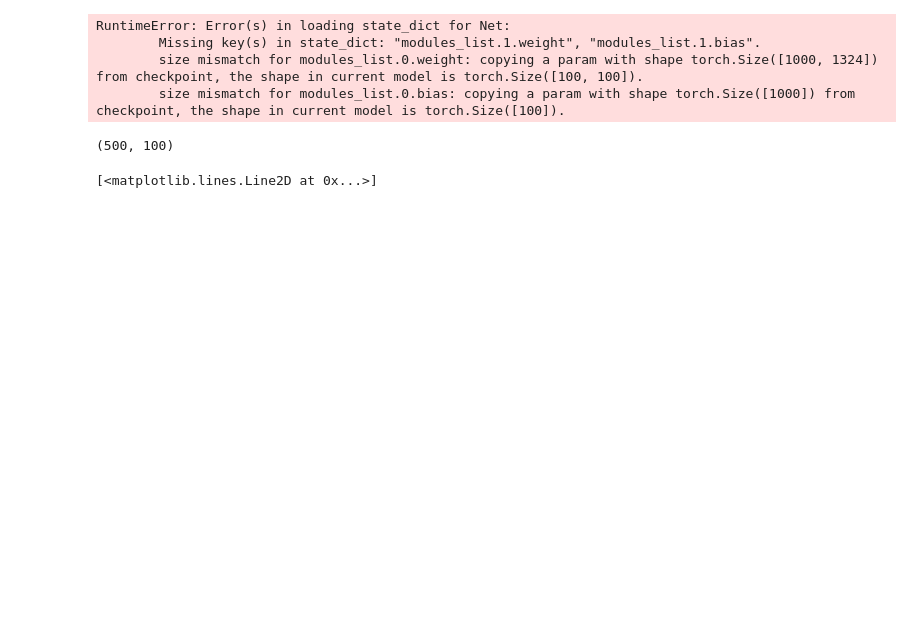
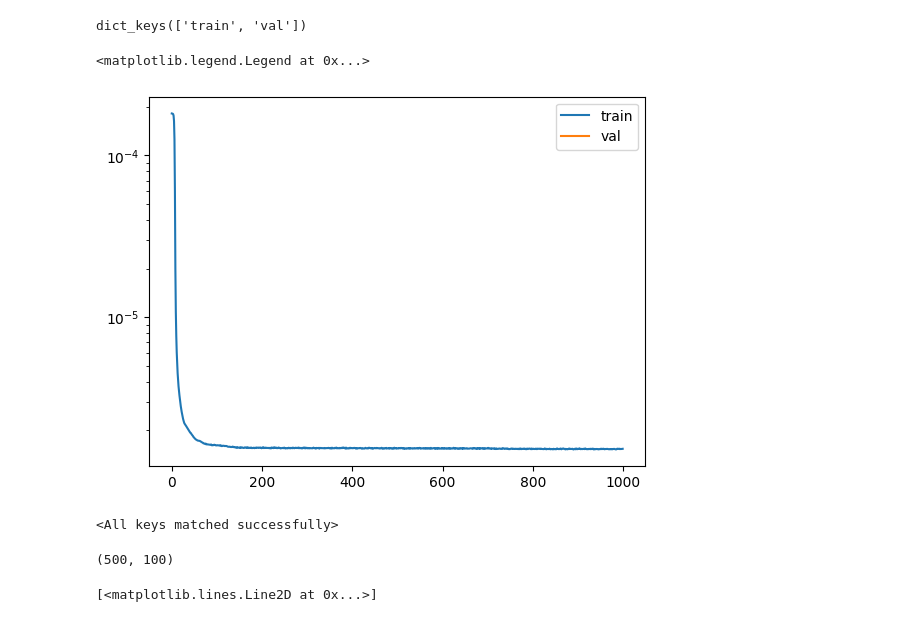
Before and after one commit to rkdan/Keystone, a Jupyter notebook: notebook.ipynb, the cells around one changed output. Cells and saved outputs as stored; diff of their text form; code cells hidden in the pictures; blank space fills up the shorter version.

```diff
--- a/notebook.ipynb
+++ b/notebook.ipynb
@@ -36,16 +58,28 @@ KeyboardInterrupt:
+# %%
+import torch
+losses = torch.load('simple_net_loss.pt')
+losses.keys()
+# %% [output]
+dict_keys(['train', 'val'])
+# %%
+import matplotlib.pyplot as plt
+plt.semilogy(losses['train'], label='train')
+plt.semilogy(losses['val'], label='val')
+
+plt.legend()
+# %% [output]
+<matplotlib.legend.Legend at 0x...>
+[figure, added]
 # %%
 import torch
 
-state_dict = torch.load('./models/simple_net.pt')
+state_dict = torch.load('./simple_net.pt')
 
 net = Net(100, 100, layers=[100, 100])
 
 net.load_state_dict(state_dict)
 # %% [output]
-RuntimeError: Error(s) in loading state_dict for Net:
-        Missing key(s) in state_dict: "modules_list.1.weight", "modules_list.1.bias".
-        size mismatch for modules_list.0.weight: copying a param with shape torch.Size([1000, 1324]) from checkpoint, the shape in current model is torch.Size([100, 100]).
-        size mismatch for modules_list.0.bias: copying a param with shape torch.Size([1000]) from checkpoint, the shape in current model is torch.Size([100]).
+<All keys matched successfully>
 # %%
 from keystone.keystone import calculate_keystone_array
 # %%
```
Also changed, not shown: parts of 32 cells of this notebook, 10 other files.
